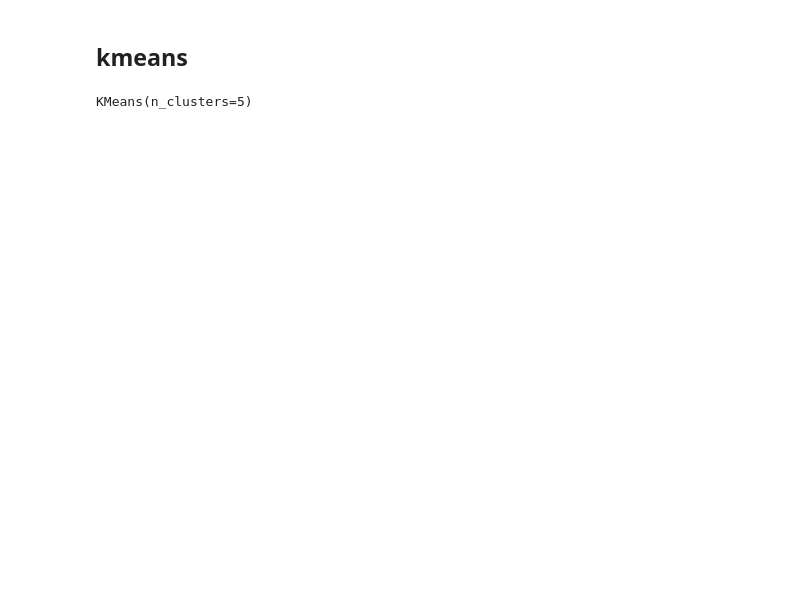
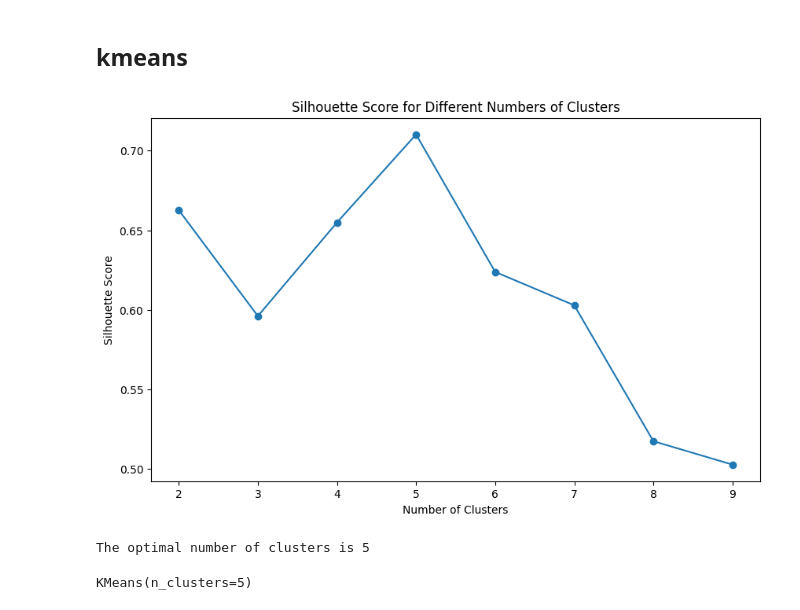
Before and after one commit to Timo1024/stamps, a Jupyter notebook: src/server/image_color_detection/pca_color_detection.ipynb, the cells around one changed output. Drawn from its saved outputs; the diff is of its cells as text; code cells hidden in the pictures; blank space fills up the shorter version.

```diff
--- a/src/server/image_color_detection/pca_color_detection.ipynb
+++ b/src/server/image_color_detection/pca_color_detection.ipynb
@@ -78,4 +81,36 @@ plt.show()
 # %% [markdown]
 ## kmeans
+# %%
+silhouette_scores = []
+
+top_clusters = 10
+
+# Try different numbers of clusters
+for n_clusters in range(2, top_clusters):
+    kmeans = KMeans(n_clusters=n_clusters)
+    kmeans.fit(filtered_pixels_rgb)
+    labels = kmeans.labels_
+
+    # Calculate the silhouette score only if there are more than 1 cluster
+    if n_clusters > 1:
+        silhouette_avg = silhouette_score(filtered_pixels_rgb, labels)
+        silhouette_scores.append(silhouette_avg)
+    else:
+        silhouette_scores.append(-1)  # Silhouette score is not defined for a single cluster
+
+# Plot the silhouette scores
+plt.figure(figsize=(10, 6))
+plt.plot(range(2, top_clusters), silhouette_scores, marker='o')
+plt.xlabel('Number of Clusters')
+plt.ylabel('Silhouette Score')
+plt.title('Silhouette Score for Different Numbers of Clusters')
+plt.show()
+
+# Find the number of clusters with the highest silhouette score
+optimal_clusters = np.argmax(silhouette_scores[1:]) + 3  # +2 because index 0 corresponds to 1 cluster
+print(f'The optimal number of clusters is {optimal_clusters}')
+# %% [output]
+[figure, added]
+The optimal number of clusters is 5
 # %%
 # Apply K-means clustering to find the main colors
```
Also changed, not shown: parts of 8 cells of this notebook.
